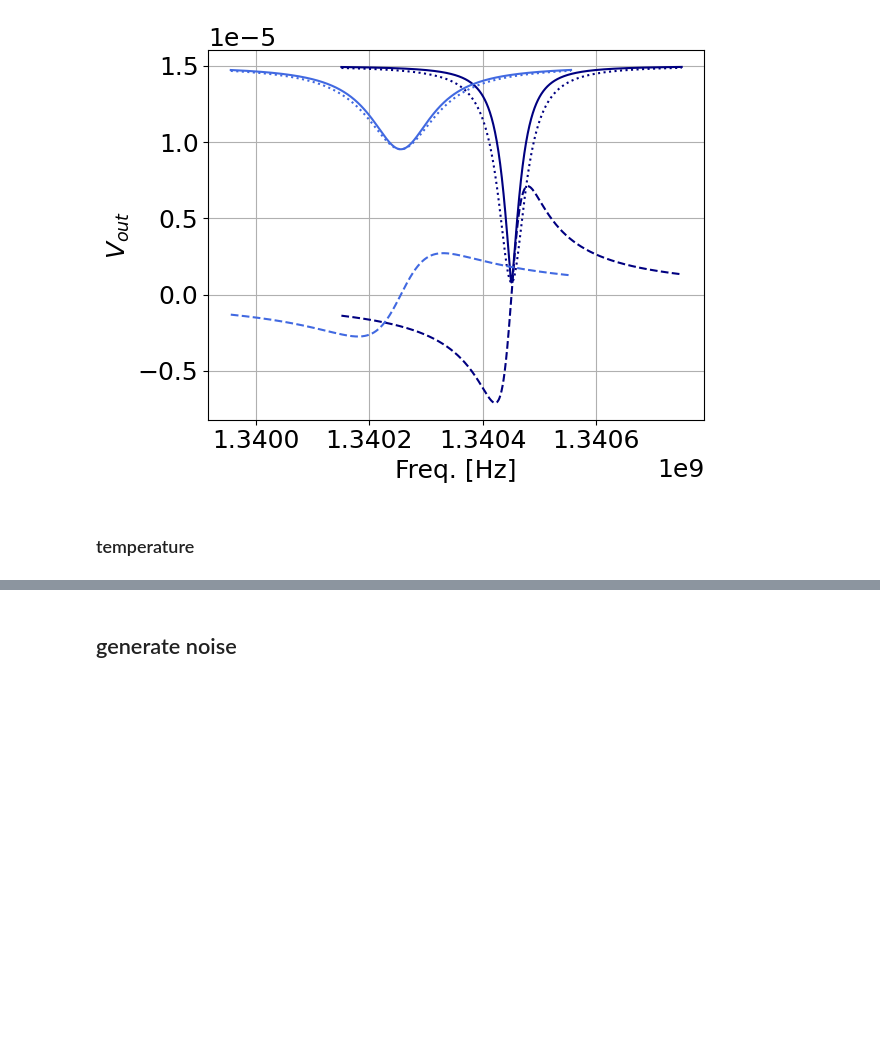
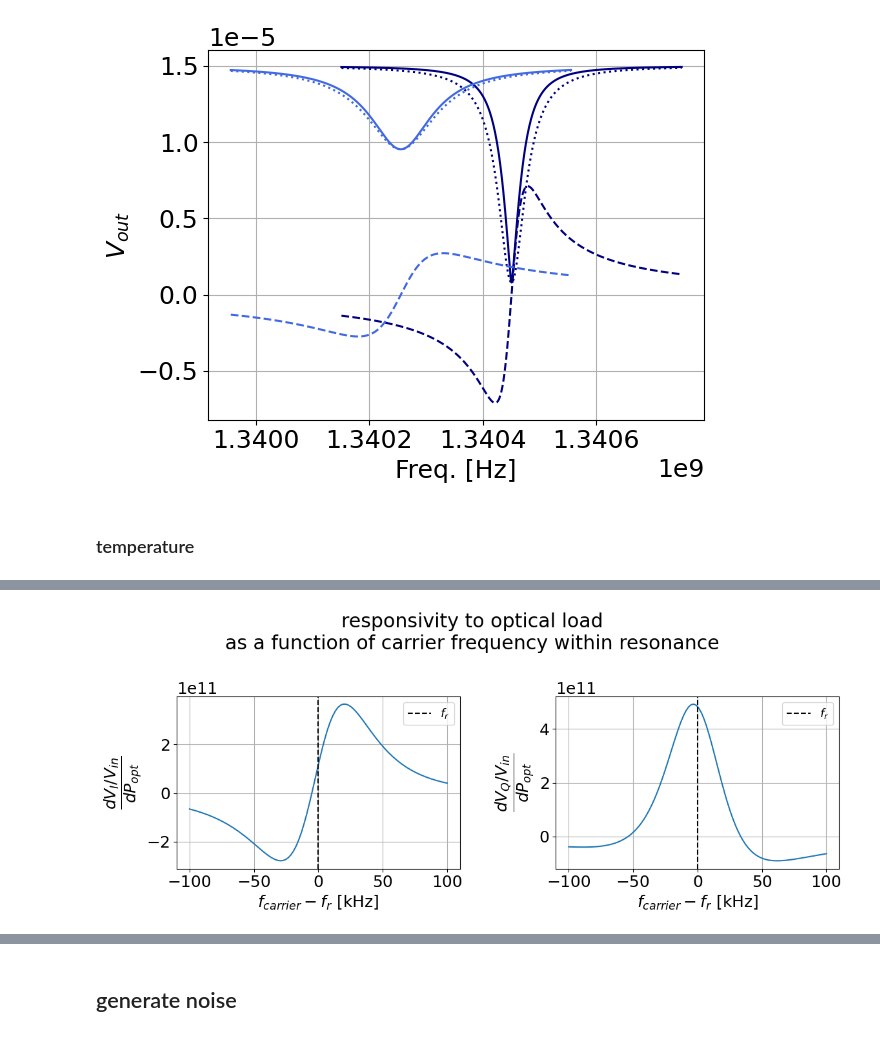
Before and after one commit to macleaner/mr_resonator, a Jupyter notebook: demo.ipynb, the cells around one changed output, grey strips where cells are left out. Cells and saved outputs as stored; diff of their text form; code cells hidden in the pictures; blank space fills up the shorter version.

Commit message:
expanded demo to include simple responsivity calculation examples

```diff
--- a/demo.ipynb
+++ b/demo.ipynb
@@ -130,0 +191,85 @@ plt.legend()
+# %%
+fig = plt.figure(figsize=(2*6, 5))
+ax = fig.add_subplot(121)
+bx = fig.add_subplot(122)
+
+
+Popt=1e-13 # operational loading levels
+
+
+res = MR_complex_resonator(Popt=1e-16) # still use dark loading here to get the Lg
+Lg = res.Lg
+
+
+res_params = dict(fix_Lg=Lg, Popt=Popt)
+res =  MR_complex_resonator(**res_params)
+
+# get a photon noise-scale fluctuation in optical load
+dPopt = res.est_photon_noise()
+print('Popt: %.1e W, dPopt: %.1e W'%(Popt, dPopt))
+
+
+# a new resonator with Popt + dPopt
+res_params_loaded = copy.deepcopy(res_params)
+res_params_loaded['Popt'] = Popt + dPopt
+res_loaded = MR_complex_resonator(**res_params_loaded)
+
+
+# evaluate the change in carrier output voltage for this change in Popt:
+
+# first, get the range of carrier frequencies to evaluate the responsivity at
+fr = res.lekid.compute_fr()
+span = 100e3
+carrier_frange = np.linspace(fr-span, fr+span, 100)
+
+
+# let's also plot the resonance shape just for context
+fig2 = plt.figure()
+cx = fig2.add_subplot()
+sweep_span = 500e3
+fsweeprange = np.linspace(fr-sweep_span, fr+sweep_span, 1000)
+sweep_Vout = res.lekid.compute_Vout(fsweeprange)
+cx.plot(1e-3*(fsweeprange - fr), abs(sweep_Vout), label='|I + jQ|')
+cx.plot(1e-3*(fsweeprange - fr), sweep_Vout.real, label='I')
+cx.plot(1e-3*(fsweeprange - fr), sweep_Vout.imag, label='Q')
+cx.axvspan(1e-3*(-span), 1e-3*(span), color='dimgrey', alpha=0.3)
+cx.legend()
+cx.set_ylabel('Vout')
+cx.set_xlabel('$f - f_r$ [kHz]')
+cx.set_title('resonator transfer function')
+
+dVi, dVq = [], []
+for carrier_freq in carrier_frange:
+
+    ## get the baseline Vout, for the operational Popt
+    Vout = res.lekid.compute_Vout(carrier_freq)
+
+    # the carrier stays in the same place, so just evaluate the new voltage at that frequency
+    Vout_loaded = res_loaded.lekid.compute_Vout(carrier_freq)
+
+    delta_Vout = Vout_loaded - Vout
+    dVi.append(delta_Vout.real)
+    dVq.append(delta_Vout.imag)
+
+dVi = np.asarray(dVi)
+dVq = np.asarray(dVq)
+
+resp_i = (dVi/res.Vin) / dPopt
+resp_q = (dVq/res.Vin) / dPopt
+
+plotfreq = 1e-3*(carrier_frange - fr)
+ax.plot(plotfreq, resp_i)
+bx.plot(plotfreq, resp_q)
+
+for x in [ax,bx]:
+    x.axvline(0, linestyle='--', color='k', label='$f_r$')
+    x.legend()
+    x.set_xlabel('$f_{carrier} - f_r$ [kHz]')
+
+
+ax.set_ylabel('$\dfrac{dV_I/V_{in}}{dP_{opt}}$')
+bx.set_ylabel('$\dfrac{dV_Q/V_{in}}{dP_{opt}}$')
+
+fig.suptitle('responsivity to optical load\nas a function of carrier frequency within resonance')
+fig.tight_layout()
+# %% [output]
@@ -130,0 +277 @@ plt.legend()
+[figure, added]
```
Also changed, not shown: parts of 10 cells of this notebook.
